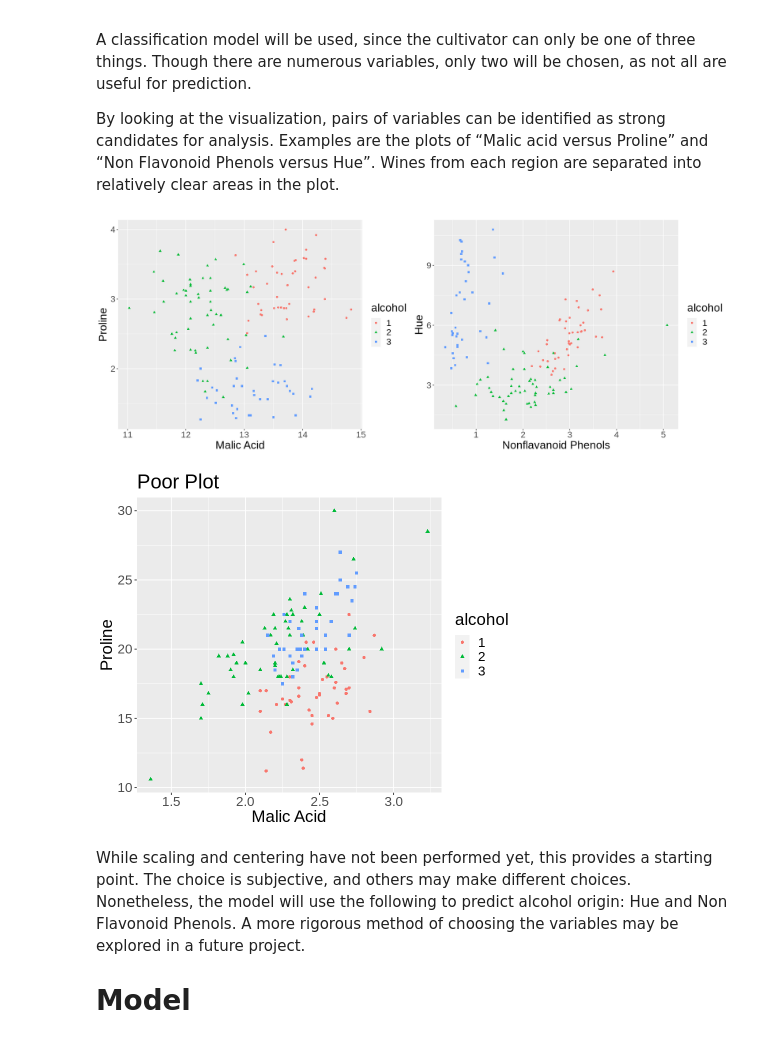
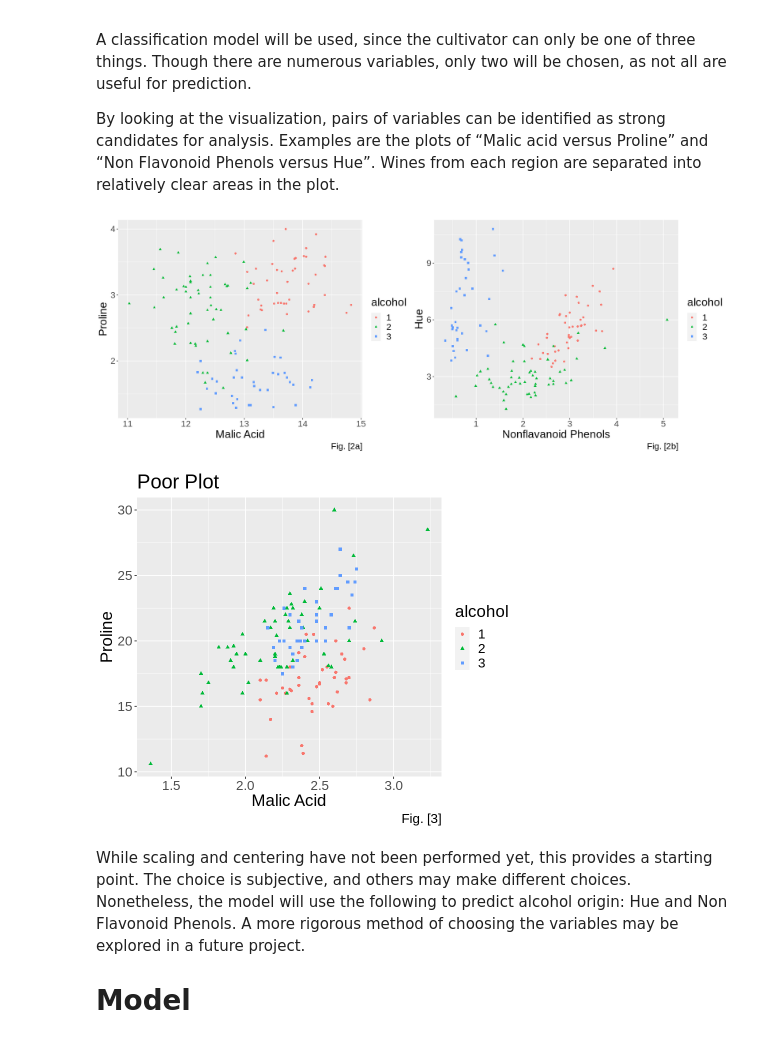
Before and after one commit to JadenMajid/dsci-100-student-grades, a Jupyter notebook: project_report.ipynb, the cells around one changed output. Drawn from its saved outputs; the diff is of its cells as text; code cells hidden in the pictures.

```diff
--- a/project_report.ipynb
+++ b/project_report.ipynb
@@ -114,31 +115,31 @@ options(repr.plot.width = 16, repr.plot.height = 6)
 malic_acid_proline_plot <- wine_training_data |>
     ggplot(aes(x = malic_acid, y = proline, color = alcohol, shape = alcohol)) +
     geom_point() +
-    labs(x = "Malic Acid", y = "Proline") +
+    labs(x = "Malic Acid", y = "Proline", caption = "Fig. [2a]") +
     theme(text = element_text(size = 20))
 
 
 nonflavanoid_hue_plot <- wine_training_data |>
     ggplot(aes(x = nonflavanoid_phenols, y = hue, color = alcohol, shape = alcohol)) +
     geom_point() +
-    labs(x = "Nonflavanoid Phenols", y = "Hue") +
+    labs(x = "Nonflavanoid Phenols", y = "Hue", caption = "Fig. [2b]") +
     theme(text = element_text(size = 20))
 
 
 plot_of_options <- plot_grid(malic_acid_proline_plot, nonflavanoid_hue_plot, ncol = 2)
 plot_of_options
 # %% [output]
-[figure, old version]
+[figure, new version]
 # %%
 options(repr.plot.width = 7, repr.plot.height = 6)
 alcalinity_magnesium_plot <- wine_training_data |>
     ggplot(aes(x = alcalinity, y = magnesium, color = alcohol, shape = alcohol)) +
     geom_point() +
-    labs(x = "Malic Acid", y = "Proline", title = "Poor Plot") +
+    labs(x = "Malic Acid", y = "Proline", title = "Poor Plot", caption = "Fig. [3]") +
     theme(text = element_text(size = 20))
 alcalinity_magnesium_plot
 # %% [output]
-[figure, old version]
+[figure, new version]
 # %% [markdown]
 While scaling and centering have not been performed yet, this provides a starting point. The choice is subjective, and others may make different choices. Nonetheless, the model will use the following to predict alcohol origin: Hue and Non Flavonoid Phenols. A more rigorous method of choosing the variables may be explored in a future project.
 
```
Also changed, not shown: parts of 3 cells of this notebook.
